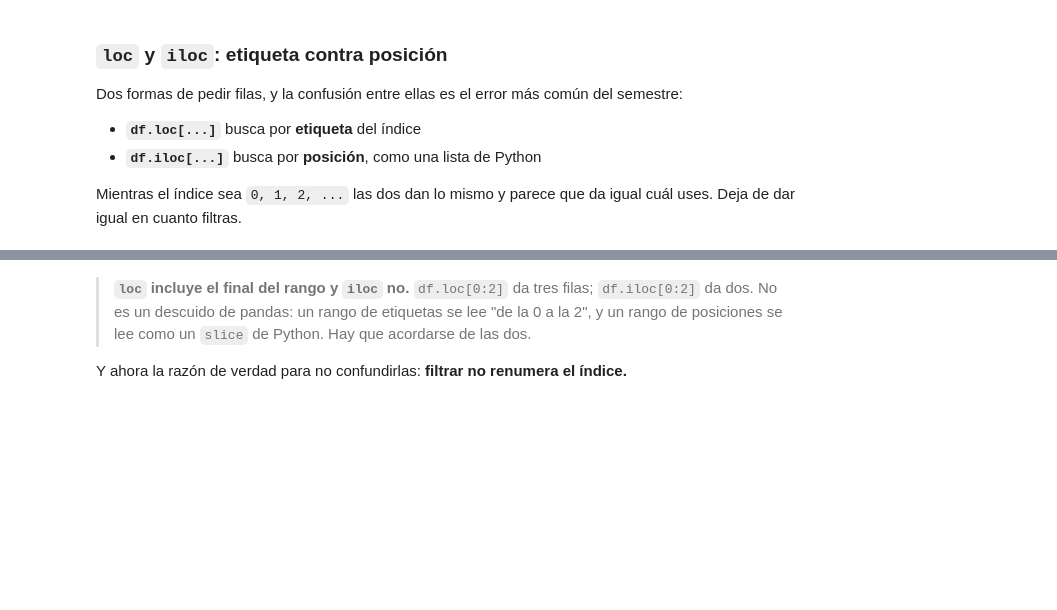
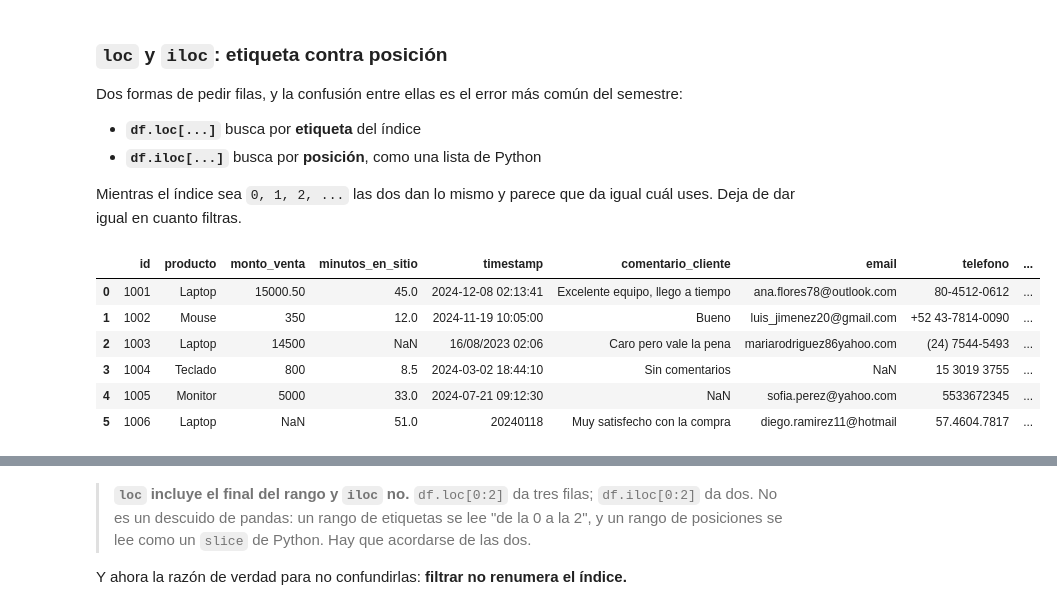
Before and after one commit to ESCOMLCD/pcd202701, a Jupyter notebook: presentations/week09/week09_pandas_exploracion.ipynb, the cells around one changed output, grey strips where cells are left out. Cells and saved outputs as stored; diff of their text form; code cells hidden in the pictures; blank space fills up the shorter version.

```diff
--- a/presentations/week09/week09_pandas_exploracion.ipynb
+++ b/presentations/week09/week09_pandas_exploracion.ipynb
@@ -342,4 +407,14 @@ semestre:
 
 Mientras el índice sea `0, 1, 2, ...` las dos dan lo mismo y parece que da igual
 cuál uses. Deja de dar igual en cuanto filtras.
+# %%
+df.head(6)
+# %% [output]
+|  | id | producto | monto_venta | minutos_en_sitio | timestamp | comentario_cliente | email | telefono | ... |
+| 0 | 1001 | Laptop | 15000.50 | 45.0 | 2024-12-08 02:13:41 | Excelente equipo, llego a tiempo | ana.flores78@outlook.com | 80-4512-0612 | ... |
+| 1 | 1002 | Mouse | 350 | 12.0 | 2024-11-19 10:05:00 | Bueno | luis_jimenez20@gmail.com | +52 43-7814-0090 | ... |
+| 2 | 1003 | Laptop | 14500 | NaN | 16/08/2023 02:06 | Caro pero vale la pena | mariarodriguez86yahoo.com | (24) 7544-5493 | ... |
+| 3 | 1004 | Teclado | 800 | 8.5 | 2024-03-02 18:44:10 | Sin comentarios | NaN | 15 3019 3755 | ... |
+| 4 | 1005 | Monitor | 5000 | 33.0 | 2024-07-21 09:12:30 | NaN | sofia.perez@yahoo.com | 5533672345 | ... |
+| 5 | 1006 | Laptop | NaN | 51.0 | 20240118 | Muy satisfecho con la compra | diego.ramirez11@hotmail | 57.4604.7817 | ... |
 # %%
```
Also changed, not shown: parts of 30 cells of this notebook.
